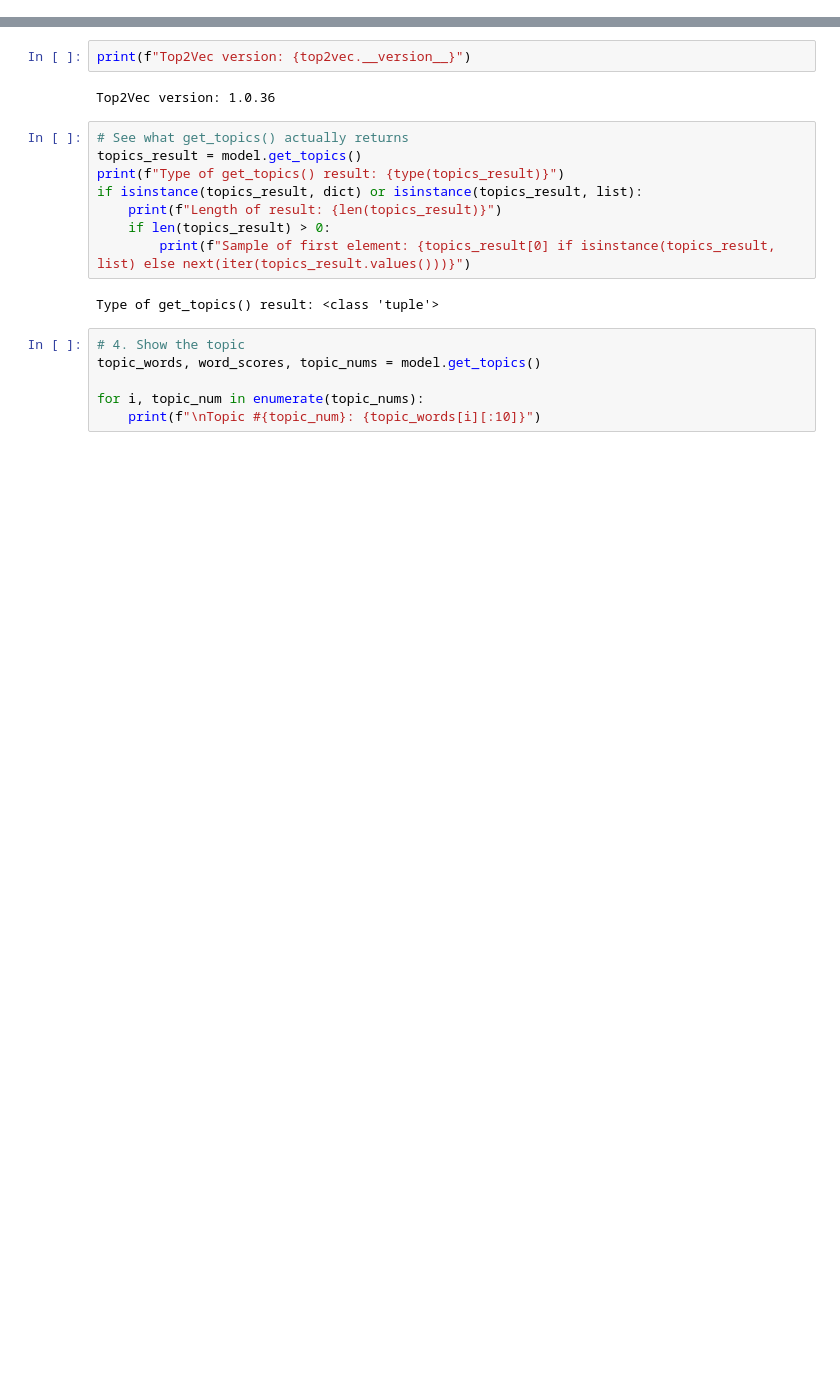
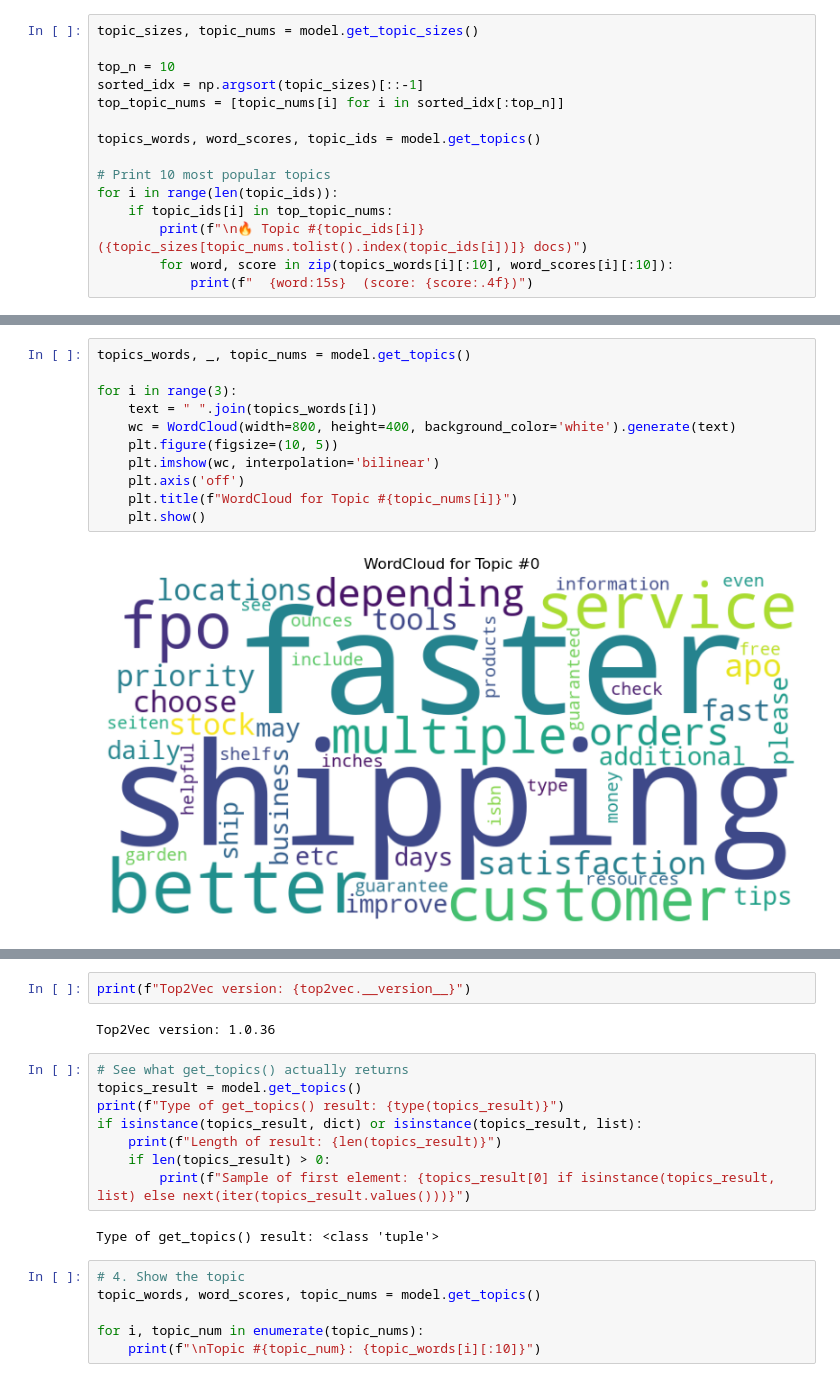
Before and after one commit to FinlyWealth/mds-finly-search, a Jupyter notebook: notebook/eda_cluster_top2vec.ipynb, the cells around one changed output, grey strips where cells are left out. Drawn from its saved outputs; the diff is of its cells as text; blank space fills up the shorter version.

```diff
--- a/notebook/eda_cluster_top2vec.ipynb
+++ b/notebook/eda_cluster_top2vec.ipynb
@@ -22,0 +76,15 @@ Number of topics found: 648
+# %%
+topic_sizes, topic_nums = model.get_topic_sizes()
+
+top_n = 10
+sorted_idx = np.argsort(topic_sizes)[::-1]
+top_topic_nums = [topic_nums[i] for i in sorted_idx[:top_n]]
+
+topics_words, word_scores, topic_ids = model.get_topics()
+
+# Print 10 most popular topics
+for i in range(len(topic_ids)):
+    if topic_ids[i] in top_topic_nums:
+        print(f"\n🔥 Topic #{topic_ids[i]} ({topic_sizes[topic_nums.tolist().index(topic_ids[i])]} docs)")
+        for word, score in zip(topics_words[i][:10], word_scores[i][:10]):
+            print(f"  {word:15s}  (score: {score:.4f})")
@@ -22,0 +142,13 @@ Number of topics found: 648
+# %%
+topics_words, _, topic_nums = model.get_topics()
+
+for i in range(3):
+    text = " ".join(topics_words[i])
+    wc = WordCloud(width=800, height=400, background_color='white').generate(text)
+    plt.figure(figsize=(10, 5))
+    plt.imshow(wc, interpolation='bilinear')
+    plt.axis('off')
+    plt.title(f"WordCloud for Topic #{topic_nums[i]}")
+    plt.show()
+# %% [output]
+[figure, added]
```
Also changed, not shown: parts of 11 cells of this notebook.
